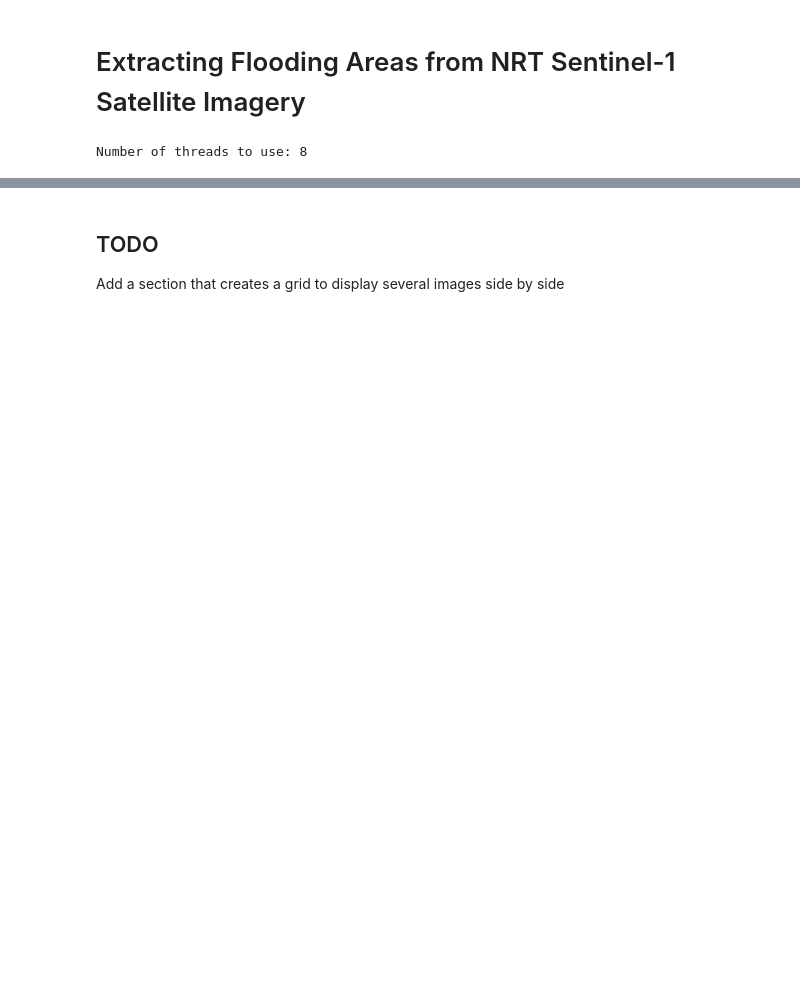
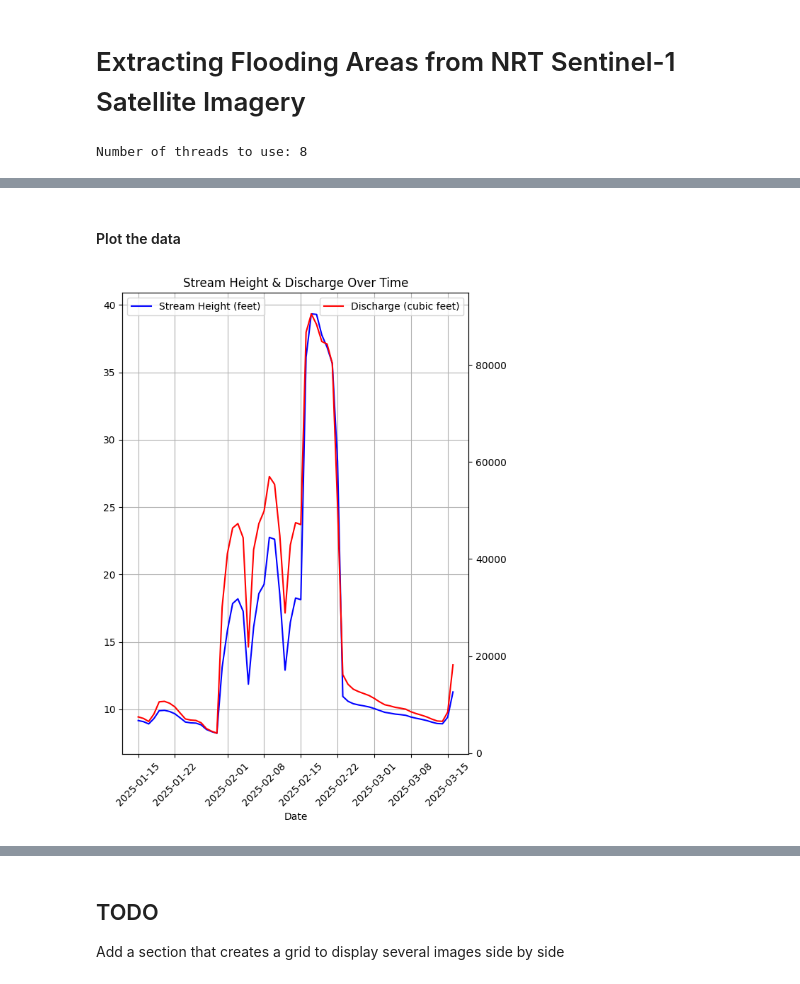
Before and after one commit to ianhorn/codeky-da-capstone, a Jupyter notebook: project/project.ipynb, the cells around one changed output, grey strips where cells are left out. Saved outputs shown, nothing was run; the diff lists cells and outputs as text; code cells hidden in the pictures; blank space fills up the shorter version.

Commit message:
add water data plot

```diff
--- a/project/project.ipynb
+++ b/project/project.ipynb
@@ -31,0 +35,8 @@ Dataretrieval Python Documentation:
+# %%
+# set up variables for the instantaneous values (iv)
+# query ~60 days of data
+sites= '03287500'                      # site number for USGS Gage in Frankfort
+start = '2025-01-15'                   # filter for the range of start date
+end = '2025-03-15'                     # and end data
+parameterCd = ["00060", "00065"]       # parameter codes for gage discharge in cubic feet/second
+                                       # and height in feet
@@ -31,0 +95,5 @@ Dataretrieval Python Documentation:
+# %%
+# call function to clean
+clean_water_df = clean_water_df(water_df)
+print(clean_water_df.columns)
+clean_water_df
@@ -31,0 +133,7 @@ Dataretrieval Python Documentation:
+# %%
+clean_water_df_groupby = clean_water_df.groupby('date', as_index=False).agg({
+    'stream height (feet)': 'max',
+    'discharge (cubic feet)': 'max'
+})
+print(f'The new dataframe has {clean_water_df_groupby.shape[1]} columns\n and {clean_water_df_groupby.shape[0]} rows.')
+clean_water_df_groupby
@@ -31,0 +156,35 @@ Dataretrieval Python Documentation:
+# %% [markdown]
+#### Plot the data
+# %%
+gage_data = clean_water_df_groupby
+
+# have the plot read date as datetime, otherwise it looks messy
+gage_data['date'] = pd.to_datetime(gage_data['date'])
+
+# set x and y values
+x = gage_data['date']
+y1 = gage_data['stream height (feet)']
+y2 = gage_data['discharge (cubic feet)']
+
+fig,ax = plt.subplots(figsize=(6,8))
+
+ax.plot(x, y1, color = 'b', label='Stream Height (feet)')
+ax2 = ax.twinx()
+ax2.plot(x,y2, color='r', label='Discharge (cubic feet)')
+ax.set_xlabel('Date')
+ax.set_title('Stream Height & Discharge Over Time')
+
+# Add legends
+ax.legend(loc='upper left')
+ax2.legend(loc='upper right')
+
+# rotate the x-axis labels to fit more
+ax.tick_params(axis='x', rotation=45)
+
+ax.grid(True)
+
+# plot
+fig.tight_layout()
+plt.show()
+# %% [output]
+[figure, added]
```
Also changed, not shown: parts of 24 cells of this notebook, 4 other files.
